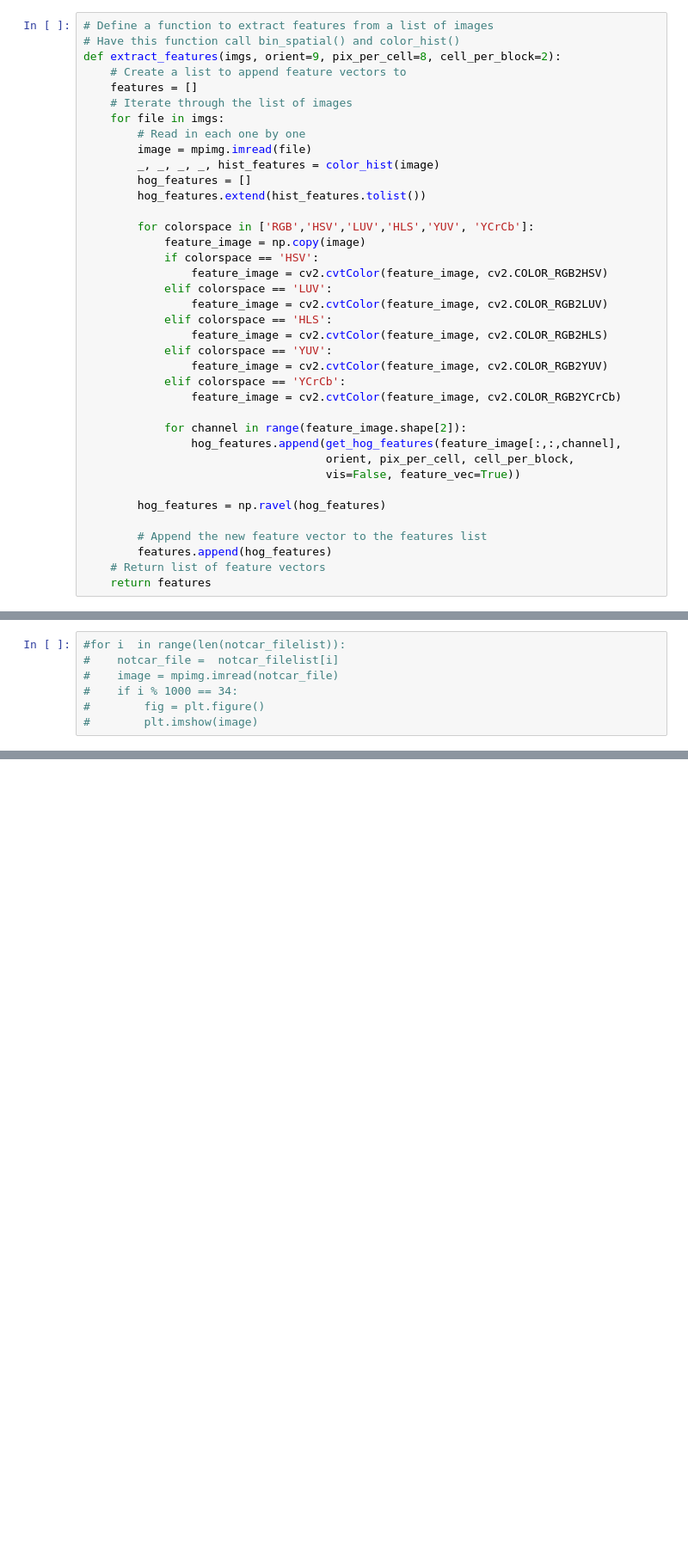
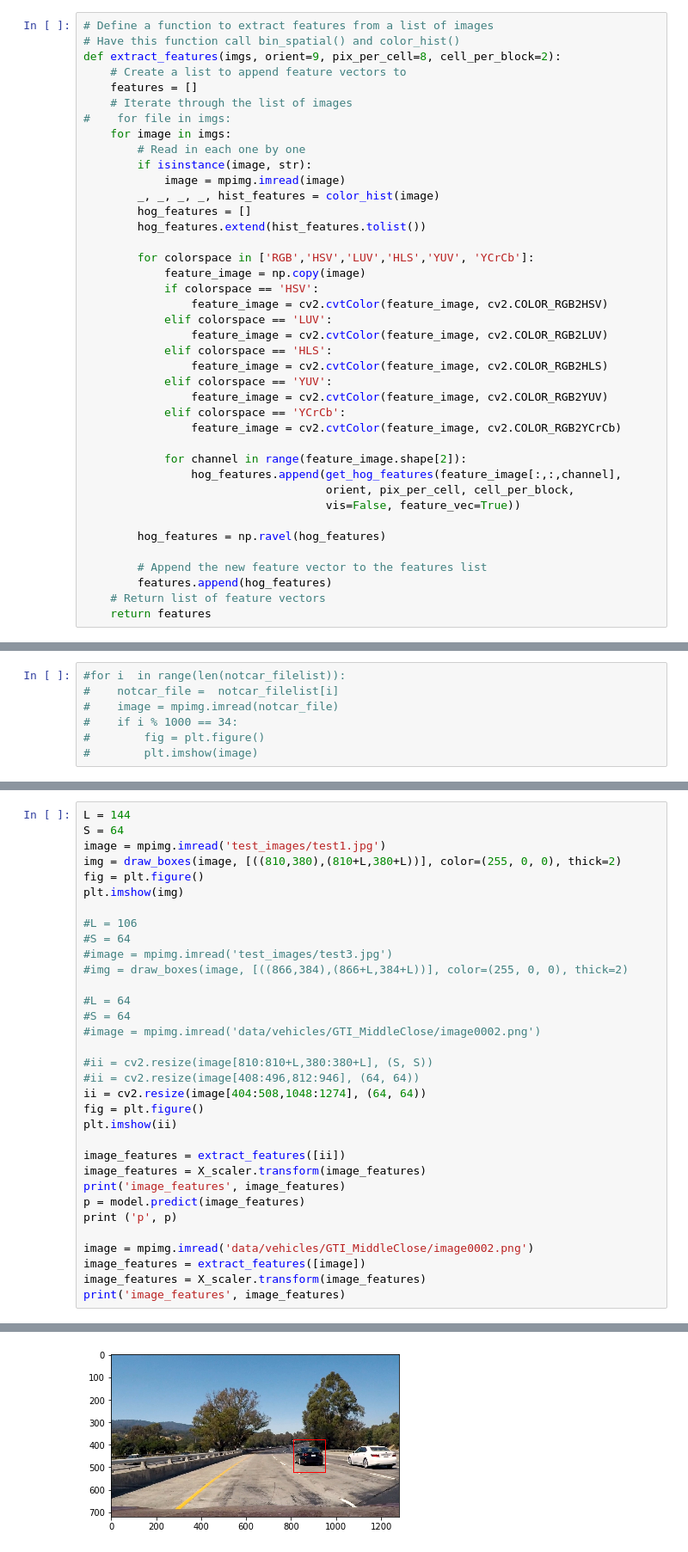
Before and after one commit to shohne/CarND-Vehicle-Detection-Tracking, a Jupyter notebook: P5.ipynb, the cells around one changed output, grey strips where cells are left out. Shown: that part at 86% size. Saved outputs shown, nothing was run; the diff lists cells and outputs as text; blank space fills up the shorter version.

```diff
--- a/P5.ipynb
+++ b/P5.ipynb
@@ -122,9 +126,11 @@ def extract_features(imgs, orient=9, pix_per_cell=8, cell_per_block=2):
     # Create a list to append feature vectors to
     features = []
     # Iterate through the list of images
-    for file in imgs:
+#    for file in imgs:
+    for image in imgs:
         # Read in each one by one
-        image = mpimg.imread(file)
+        if isinstance(image, str):
+            image = mpimg.imread(image)
         _, _, _, _, hist_features = color_hist(image)
         hog_features = []
         hog_features.extend(hist_features.tolist())
@@ -299,0 +384,34 @@ print ('training end')
+# %%
+L = 144
+S = 64
+image = mpimg.imread('test_images/test1.jpg')
+img = draw_boxes(image, [((810,380),(810+L,380+L))], color=(255, 0, 0), thick=2)
+fig = plt.figure()
+plt.imshow(img)
+
+#L = 106
+#S = 64
+#image = mpimg.imread('test_images/test3.jpg')
+#img = draw_boxes(image, [((866,384),(866+L,384+L))], color=(255, 0, 0), thick=2)
+
+#L = 64
+#S = 64
+#image = mpimg.imread('data/vehicles/GTI_MiddleClose/image0002.png')
+
+#ii = cv2.resize(image[810:810+L,380:380+L], (S, S))
+#ii = cv2.resize(image[408:496,812:946], (64, 64))
+ii = cv2.resize(image[404:508,1048:1274], (64, 64))
+fig = plt.figure()
+plt.imshow(ii)
+
+image_features = extract_features([ii])
+image_features = X_scaler.transform(image_features)
+print('image_features', image_features)
+p = model.predict(image_features)
+print ('p', p)
+
+image = mpimg.imread('data/vehicles/GTI_MiddleClose/image0002.png')
+image_features = extract_features([image])
+image_features = X_scaler.transform(image_features)
+print('image_features', image_features)
+# %% [output]
@@ -299,0 +435 @@ print ('training end')
+[figure, added]
```
Also changed, not shown: parts of 11 cells of this notebook, 1 other file.
